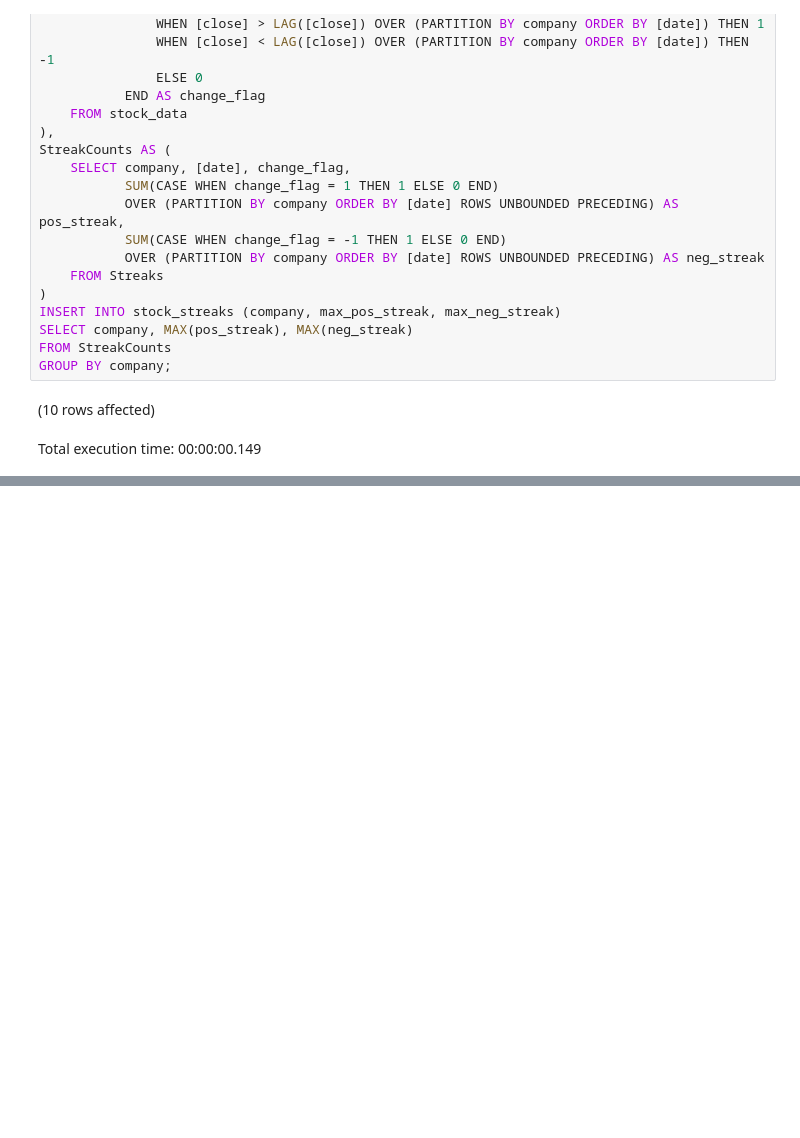
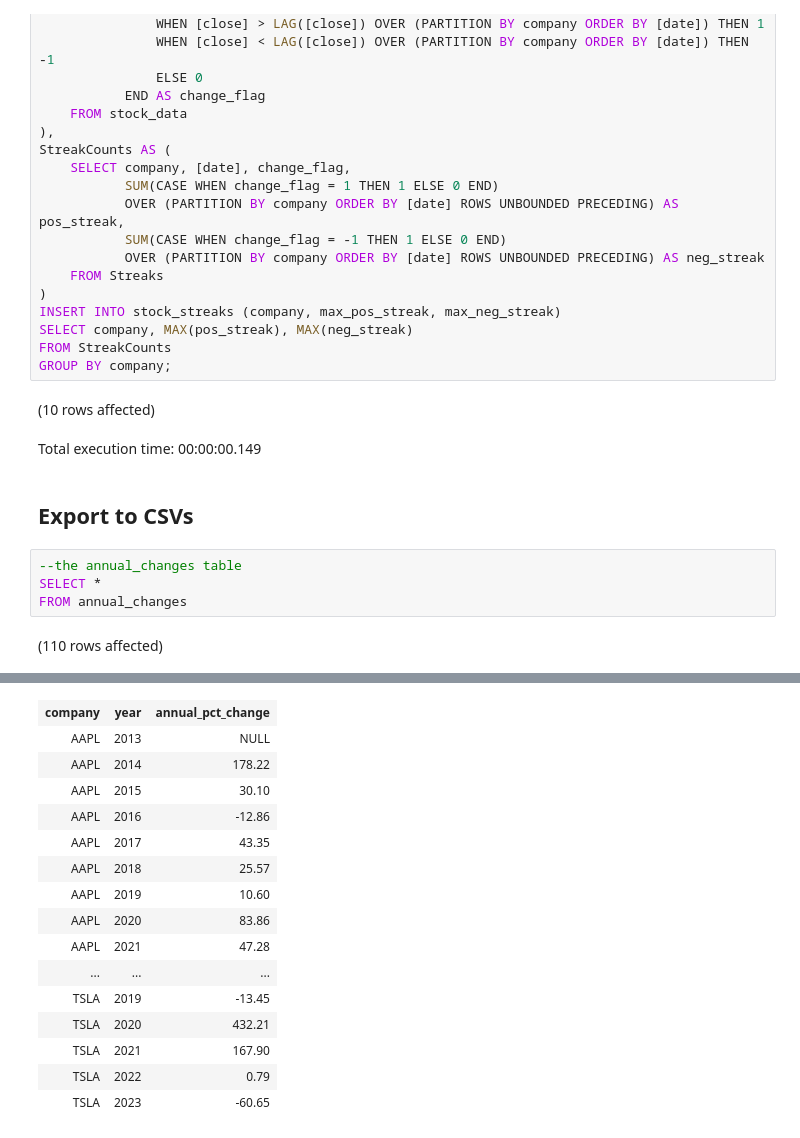
Before and after one commit to bradleytkay/stock_market_analysis, a Jupyter notebook: step_3a_eda_pt_2.ipynb, the cells around one changed output, grey strips where cells are left out. Drawn from its saved outputs; the diff is of its cells as text; blank space fills up the shorter version.

```diff
--- a/step_3a_eda_pt_2.ipynb
+++ b/step_3a_eda_pt_2.ipynb
@@ -609,3 +609,11 @@ GROUP BY company;
 # %% [output]
 (10 rows affected)
 Total execution time: 00:00:00.149
+# %% [markdown]
+## Export to CSVs
+# %%
+--the annual_changes table
+SELECT *
+FROM annual_changes
+# %% [output]
+(110 rows affected)
@@ -611,0 +621,16 @@ Total execution time: 00:00:00.149
+| company | year | annual_pct_change |
+| AAPL | 2013 | NULL |
+| AAPL | 2014 | 178.22 |
+| AAPL | 2015 | 30.10 |
+| AAPL | 2016 | -12.86 |
+| AAPL | 2017 | 43.35 |
+| AAPL | 2018 | 25.57 |
+| AAPL | 2019 | 10.60 |
+| AAPL | 2020 | 83.86 |
+| AAPL | 2021 | 47.28 |
+| ... | ... | ... |
+| TSLA | 2019 | -13.45 |
+| TSLA | 2020 | 432.21 |
+| TSLA | 2021 | 167.90 |
+| TSLA | 2022 | 0.79 |
+| TSLA | 2023 | -60.65 |
```
Also changed, not shown: parts of 7 cells of this notebook, 7 other files.
